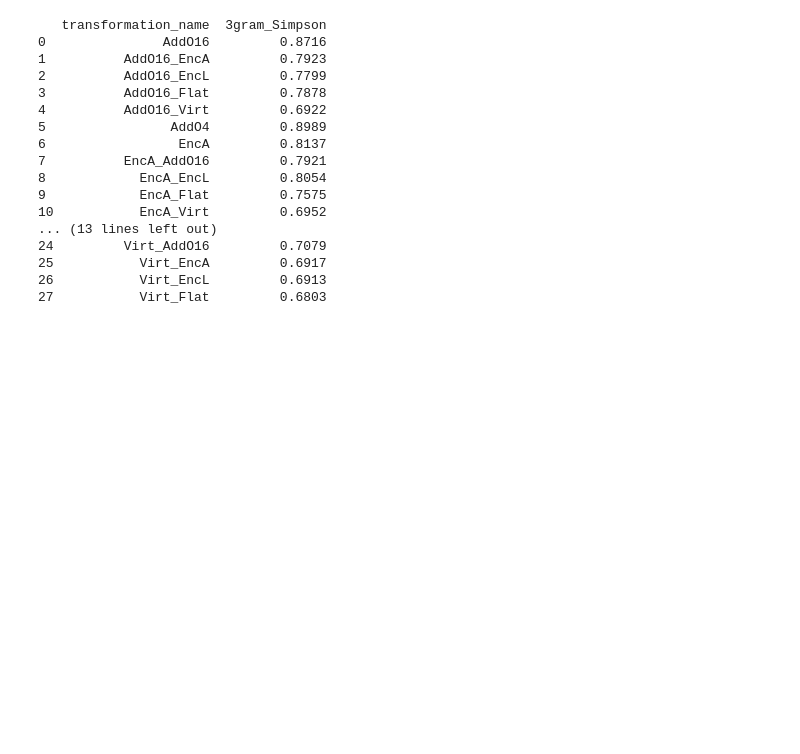
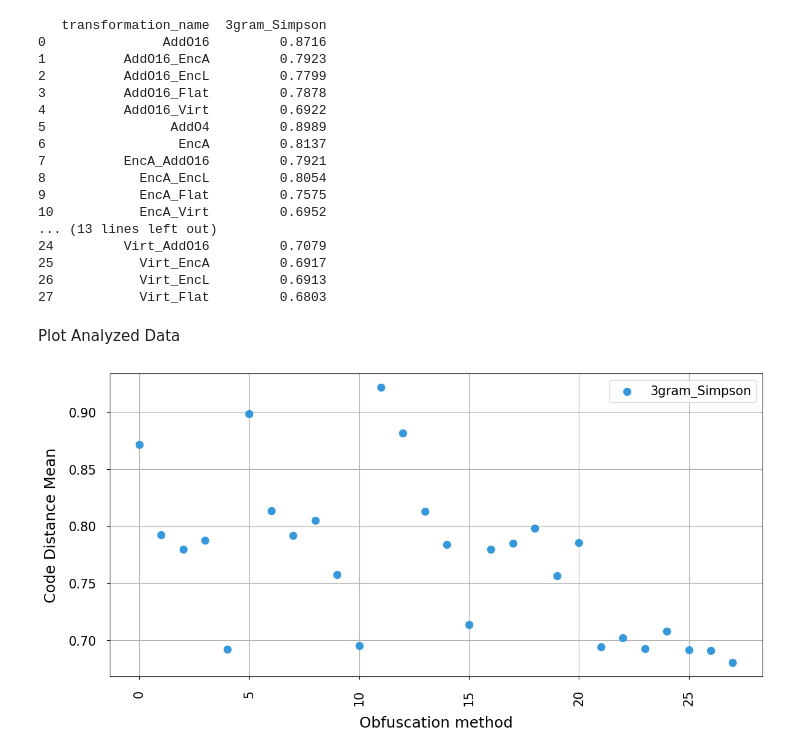
Before and after one commit to NAIST-SE/ObfusEval, a Jupyter notebook: output/Report_Imach.ipynb, the cells around one changed output. Cells and saved outputs as stored; diff of their text form; code cells hidden in the pictures; blank space fills up the shorter version.

```diff
--- a/output/Report_Imach.ipynb
+++ b/output/Report_Imach.ipynb
@@ -121,3 +121,39 @@ print(df_code_distance_mean)
 25           Virt_EncA         0.6917
 26           Virt_EncL         0.6913
 27           Virt_Flat         0.6803
+# %% [markdown]
+Plot Analyzed Data
+# %%
+import matplotlib
+import matplotlib.pyplot as plt
+
+matplotlib.rc('pdf', fonttype=42)
+
+def plot_code_distance_mean(df: pd.DataFrame, fname: str):
+    fig, ax = plt.subplots(1, 1, figsize=(12, 6), constrained_layout=True)
+    plt.gca().yaxis.set_major_formatter(plt.FormatStrFormatter('%.2f'))
+
+    df = df.reset_index()
+
+    colors = ["#3498db", "#1abc9c", "#e74c3c"]
+    markers = ["o", "s", "x"]
+    [df.plot.scatter(
+        ax=ax, x=df.columns[0], y=i, label=i,
+        grid=True, rot=90, color=colors[idx], marker=markers[idx], s=75)
+     for idx, i in enumerate(df.columns[1:])]
+
+    ax.set_axisbelow(True)
+    ax.tick_params(axis="x", pad=12, labelsize=15)
+    ax.tick_params(axis="y", pad=12, labelsize=15)
+    ax.set_xlabel("Obfuscation method", labelpad=12, fontsize=18)
+    ax.set_ylabel("Code Distance Mean", labelpad=12, fontsize=18)
+    ax.legend(prop=dict(size=15))
+
+    fig.savefig(f"{fname}.png")
+    plt.show()
+    plt.close("all")
+
+
+plot_code_distance_mean(df=df_code_distance_mean["3gram_Simpson"], fname="code_distance_mean")
+# %% [output]
+[figure, added]
```
Also changed, not shown: parts of 1 cell of this notebook, 1 other file.
